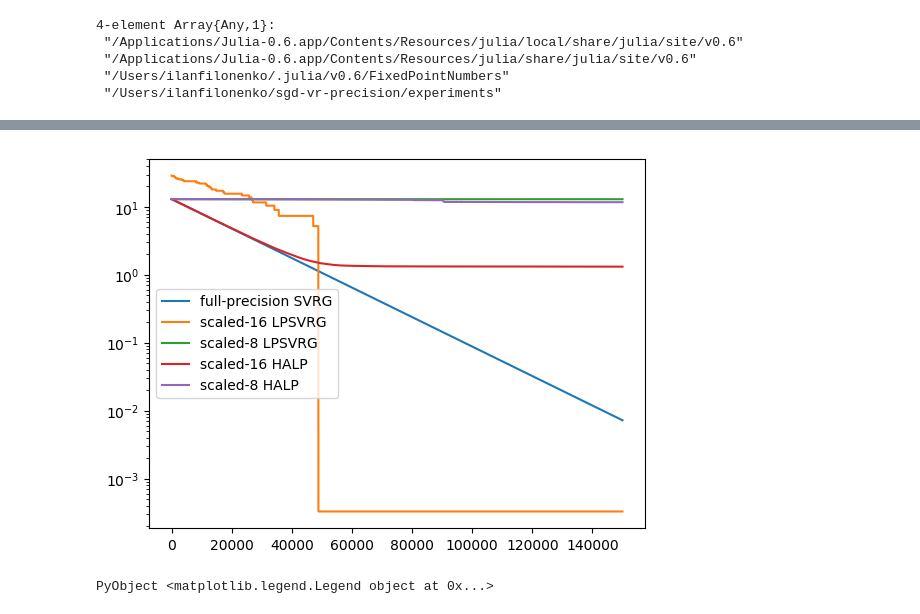
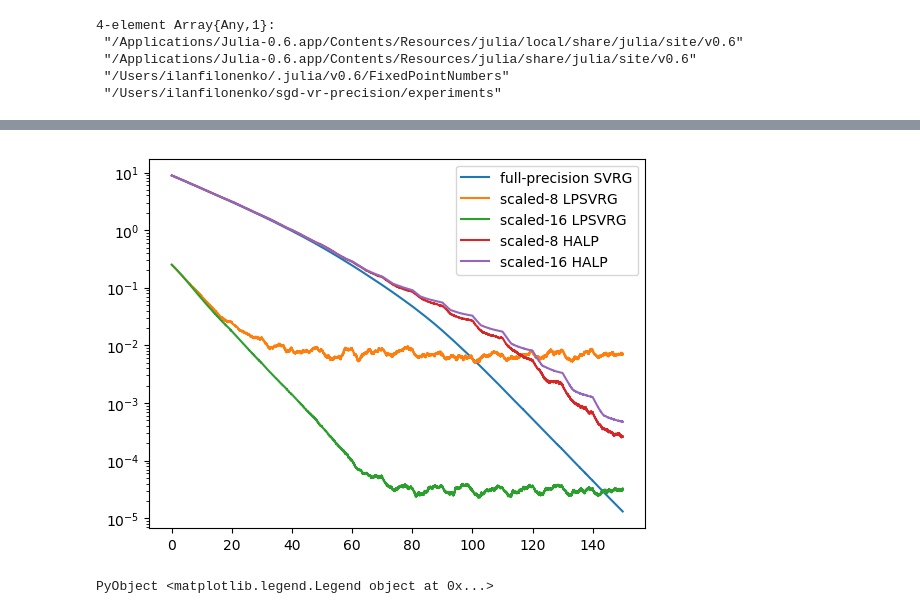
Before and after one commit to ifilonenko/sgd-vr-precision, a Jupyter notebook: experiments/lm-halp.ipynb, the cells around one changed output, grey strips where cells are left out. Saved outputs shown, nothing was run; the diff lists cells and outputs as text; code cells hidden in the pictures.

```diff
--- a/experiments/lm-halp.ipynb
+++ b/experiments/lm-halp.ipynb
@@ -52,0 +96,2 @@ w0 = randn(d);
+# %%
+wopt = newton_logreg(zeros(d), X, Y, 20);
@@ -73,0 +134,4 @@ tol = 1.0;
+# %%
+S32 = Scaled{Int32,31,lp_s32,SatAndRandomized};
+S16 = Scaled{Int16,15,lp_s16,SatAndRandomized};
+S8 = Scaled{Int8,7,lp_s8,SatAndRandomized};
@@ -74,13 +171,7 @@ tol = 1.0;
 # %%
-(w,dto_svrg) = SVRG{alpha,N*10,15}(w0,wopt,X,Y,g_log_loss);
-(w,dto_lpsvrg) = LPSVRG{alpha,N*10,15,B}(w0,wopt,X,Y,g_log_loss);
-(w,dto_lpsvrg2) = LPSVRG{alpha,N*10,15,B2}(w0,wopt,X,Y,g_log_loss);
-(w,dto_halp) = HALP{alpha,N*10,15,R}(w0,wopt,X,Y,mu,g_log_loss);
-(w,dto_halp2) = HALP{alpha,N*10,15,R2}(w0,wopt,X,Y,mu,g_log_loss);
-plot(dto_svrg;label="full-precision SVRG")
-plot(dto_lpsvrg;label="scaled-16 LPSVRG")
-plot(dto_lpsvrg2;label="scaled-8 LPSVRG")
-plot(dto_halp;label="scaled-16 HALP")
-plot(dto_halp2;label="scaled-8 HALP")
-legend()
+(w,dto_svrg) = SVRG{alpha,N*10,15}(w0,wopt,X,Y,logreg_grad);
+(w,dto_lpsvrg8) = LPSVRG{alpha,N*10,15,S8}(w0,wopt,X,Y,logreg_grad);
+(w,dto_lpsvrg16) = LPSVRG{alpha,N*10,15,S16}(w0,wopt,X,Y,logreg_grad);
+(w,dto_halp8) = HALP{alpha,N*10,15,S8}(w0,wopt,X,Y,mu,logreg_grad);
+(w,dto_halp16) = HALP{alpha,N*10,15,S16}(w0,wopt,X,Y,mu,logreg_grad);
 # %% [output]
@@ -88 +179,9 @@ legend()
 PyObject <matplotlib.legend.Legend object at 0x...>
+# %%
+xs = collect(1:length(dto_svrg)) / 1000.0;
+plot(xs,dto_svrg;label="full-precision SVRG")
+plot(xs,dto_lpsvrg8;label="scaled-8 LPSVRG")
+plot(xs,dto_lpsvrg16;label="scaled-16 LPSVRG")
+plot(xs,dto_halp8;label="scaled-8 HALP")
+plot(xs,dto_halp16;label="scaled-16 HALP")
+legend()
@@ -89,12 +191,12 @@ PyObject <matplotlib.legend.Legend object at 0x...>
 # %%
-semilogy(dto_svrg;label="full-precision SVRG")
-semilogy(dto_lpsvrg;label="scaled-16 LPSVRG")
-semilogy(dto_lpsvrg2;label="scaled-8 LPSVRG")
-semilogy(dto_halp;label="scaled-16 HALP")
-semilogy(dto_halp2;label="scaled-8 HALP")
+semilogy(xs,dto_svrg;label="full-precision SVRG")
+semilogy(xs,dto_lpsvrg8;label="scaled-8 LPSVRG")
+semilogy(xs,dto_lpsvrg16;label="scaled-16 LPSVRG")
+semilogy(xs,dto_halp8;label="scaled-8 HALP")
+semilogy(xs,dto_halp16;label="scaled-16 HALP")
 legend()
 # %% [output]
-[figure, old version]
+[figure, new version]
 PyObject <matplotlib.legend.Legend object at 0x...>
 # %%
 # Gradient for Logistic Regression
```
Also changed, not shown: parts of 18 cells of this notebook, 1 other file.
